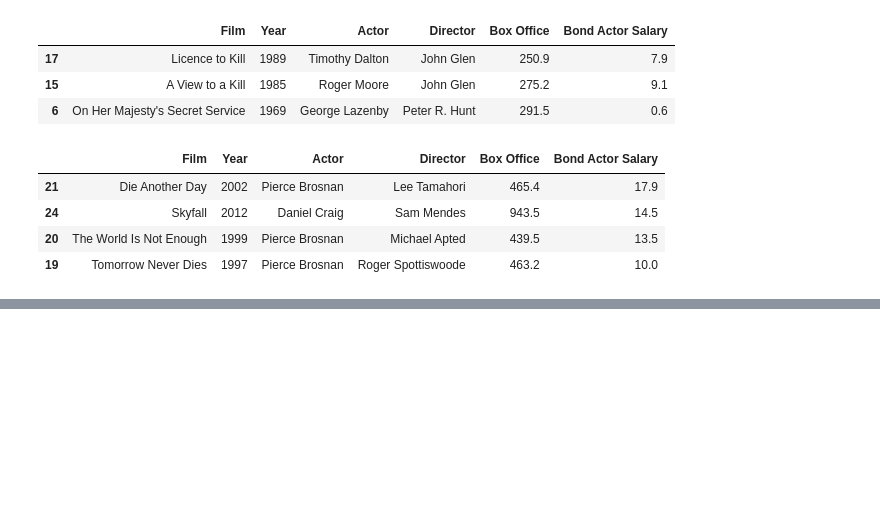
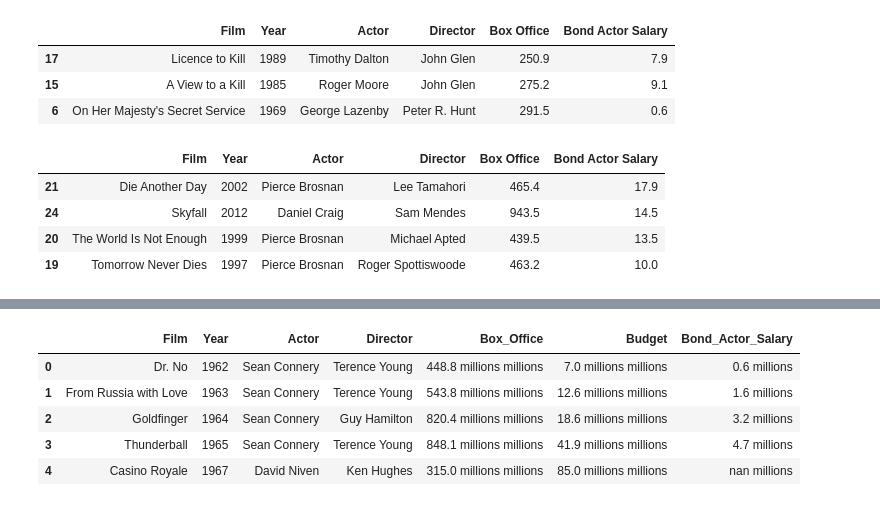
Before and after one commit to JanataZZ/Pandas-Numpy, a Jupyter notebook: DataFrame-3.ipynb, the cells around one changed output, grey strips where cells are left out. Saved outputs shown, nothing was run; the diff lists cells and outputs as text; code cells hidden in the pictures; blank space fills up the shorter version.

```diff
--- a/DataFrame-3.ipynb
+++ b/DataFrame-3.ipynb
@@ -220,0 +281,16 @@ bond.nlargest(4, 'Bond Actor Salary')
+# %%
+def convert_to_strings_and_add_millions(number):
+    return str(number) + ' millions'
+
+bond['Budget']=bond['Budget'].apply(convert_to_strings_and_add_millions)
+bond['Box_Office']=bond['Box_Office'].apply(convert_to_strings_and_add_millions)
+bond['Bond_Actor_Salary']=bond['Bond_Actor_Salary'].apply(convert_to_strings_and_add_millions)
+# %%
+bond.head()
+# %% [output]
+|  | Film | Year | Actor | Director | Box_Office | Budget | Bond_Actor_Salary |
+| 0 | Dr. No | 1962 | Sean Connery | Terence Young | 448.8 millions millions | 7.0 millions millions | 0.6 millions |
+| 1 | From Russia with Love | 1963 | Sean Connery | Terence Young | 543.8 millions millions | 12.6 millions millions | 1.6 millions |
+| 2 | Goldfinger | 1964 | Sean Connery | Guy Hamilton | 820.4 millions millions | 18.6 millions millions | 3.2 millions |
+| 3 | Thunderball | 1965 | Sean Connery | Terence Young | 848.1 millions millions | 41.9 millions millions | 4.7 millions |
+| 4 | Casino Royale | 1967 | David Niven | Ken Hughes | 315.0 millions millions | 85.0 millions millions | nan millions |
```
Also changed, not shown: parts of 11 cells of this notebook.
